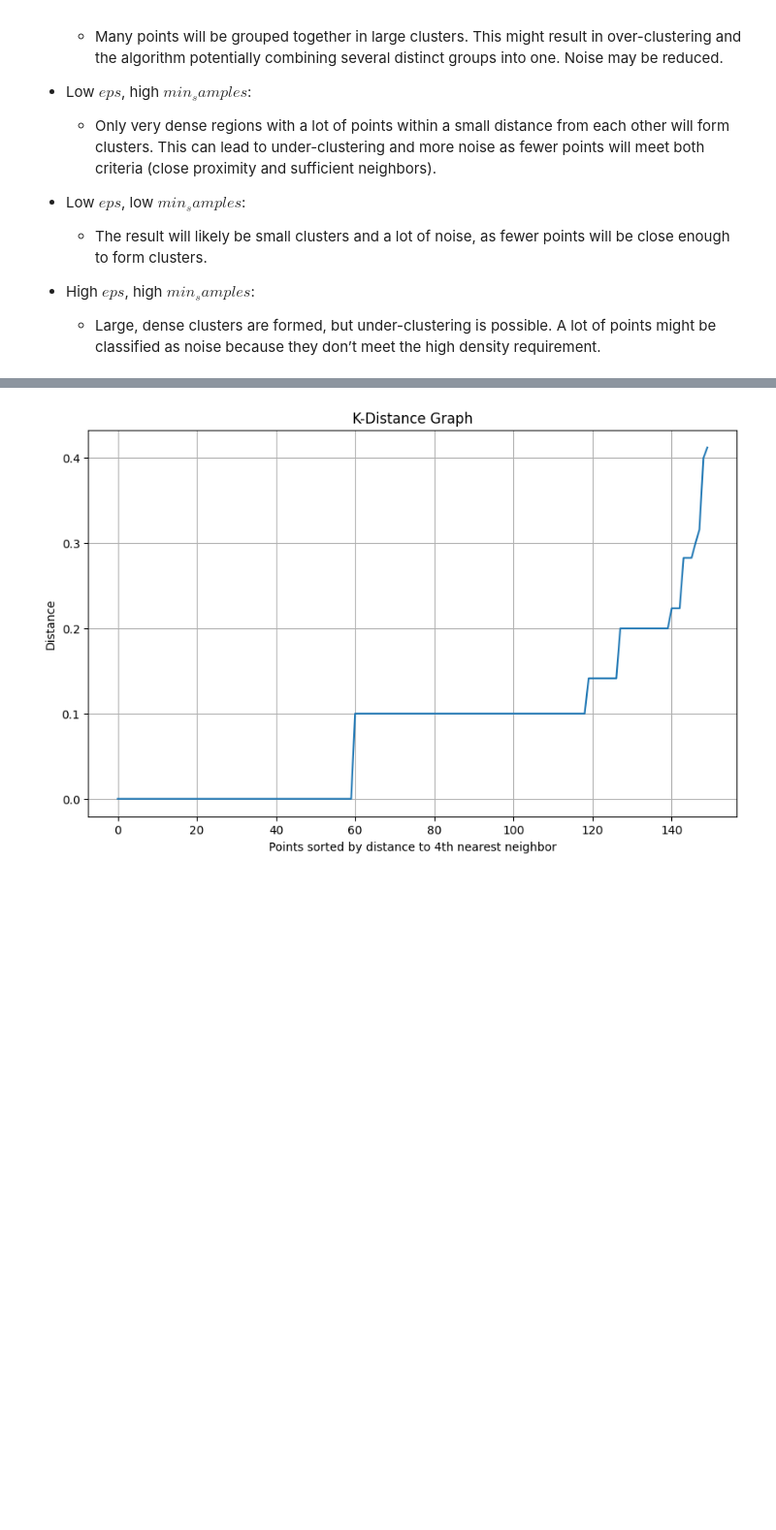
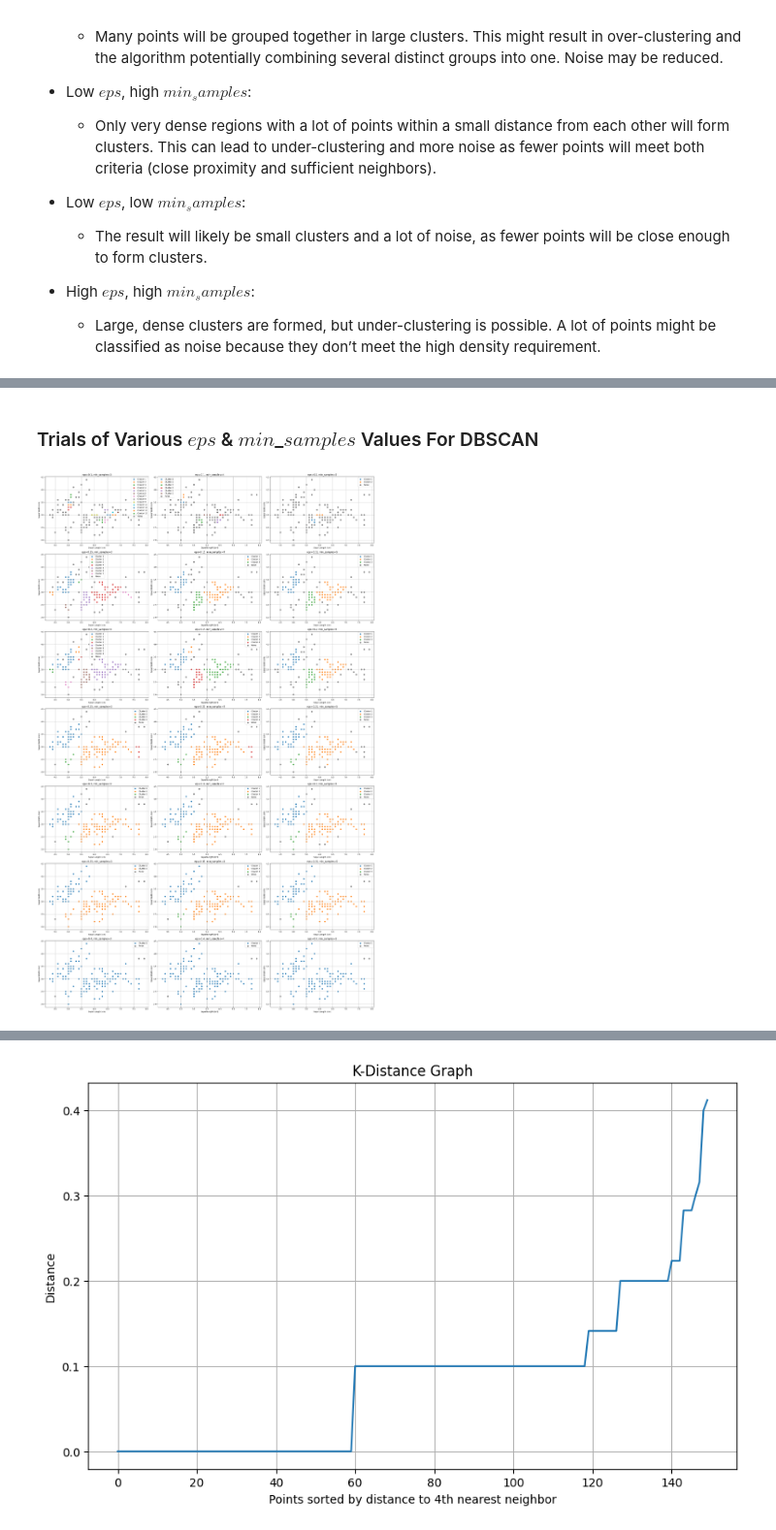
Before and after one commit to Hashir-Jamil/custering_tutorial_iris_dataset, a Jupyter notebook: clustering_iris.ipynb, the cells around one changed output, grey strips where cells are left out. Shown at 97% size. Saved outputs shown, nothing was run; the diff lists cells and outputs as text; code cells hidden in the pictures; blank space fills up the shorter version.

```diff
--- a/clustering_iris.ipynb
+++ b/clustering_iris.ipynb
@@ -211,20 +244,0 @@ plt.show()
-# %%
-# Tune DBSCAN parameters
-for eps in [0.1, 0.15, 0.2, 0.25, 0.3, 0.35, 0.4]:
-    for min_samples in [3, 4, 5]:
-        dbscan = DBSCAN(eps=eps, min_samples=min_samples)
-        labels = dbscan.fit_predict(X)
-        unique_labels = set(labels)
-
-        plt.figure(figsize=(6, 6))
-        for label in unique_labels:
-            if label == -1:
-                plt.scatter(X[labels == label, 0], X[labels == label, 1], c='gray', label='Noise', s=50)
-            else:
-                plt.scatter(X[labels == label, 0], X[labels == label, 1], label=f'Cluster {label + 1}')
-        plt.title(f'DBSCAN with eps={eps}, min_samples={min_samples}')
-        plt.xlabel('Sepal Length (cm)')
-        plt.ylabel('Sepal Width (cm)')
-        plt.legend()
-        plt.grid()
-        plt.show()
@@ -276,0 +245,40 @@ plt.show()
+# %% [markdown]
+### Trials of Various $eps$ & $min$_$samples$ Values For DBSCAN
+# %%
+# Set the range of eps and min_samples values
+eps_values = [0.1, 0.15, 0.2, 0.25, 0.3, 0.35, 0.4]
+min_samples_values = [3, 4, 5]
+
+# Create a figure with subplots
+fig, axes = plt.subplots(len(eps_values), len(min_samples_values), figsize=(25,40))
+
+# Loop through the values of eps and min_samples
+for i, eps in enumerate(eps_values):
+    for j, min_samples in enumerate(min_samples_values):
+        # Apply DBSCAN with current eps and min_samples
+        dbscan = DBSCAN(eps=eps, min_samples=min_samples)
+        labels = dbscan.fit_predict(X)
+        unique_labels = set(labels)
+
+        # Select the current axis for plotting
+        ax = axes[i, j]
+
+        # Plot the clusters on the current subplot
+        for label in unique_labels:
+            if label == -1:
+                ax.scatter(X[labels == label, 0], X[labels == label, 1], c='gray', label='Noise', s=50)
+            else:
+                ax.scatter(X[labels == label, 0], X[labels == label, 1], label=f'Cluster {label + 1}')
+
+        # Set titles and labels
+        ax.set_title(f'eps={eps}, min_samples={min_samples}')
+        ax.set_xlabel('Sepal Length (cm)')
+        ax.set_ylabel('Sepal Width (cm)')
+        ax.legend()
+        ax.grid()
+
+# Adjust layout to avoid overlap
+plt.tight_layout()
+plt.show()
+# %% [output]
+[figure, added]
```
Also changed, not shown: parts of 13 cells of this notebook.
